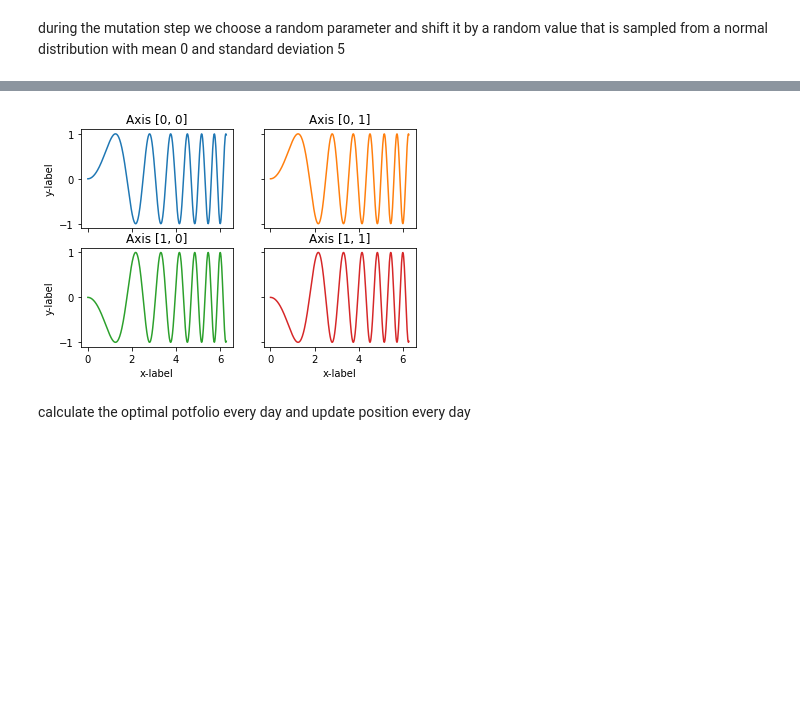
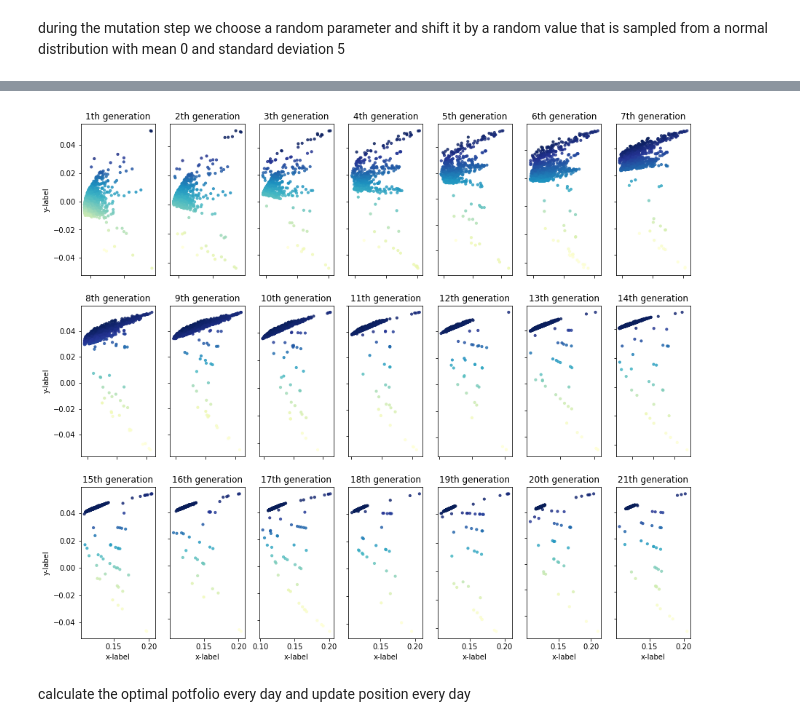
Before and after one commit to elhamidimed/Markowitz-Portfolio-optimisation-Genetic-algorithm, a Jupyter notebook: main.ipynb, the cells around one changed output, grey strips where cells are left out. Saved outputs shown, nothing was run; the diff lists cells and outputs as text; code cells hidden in the pictures; blank space fills up the shorter version.

Commit message:
changing the size of graphs

```diff
--- a/main.ipynb
+++ b/main.ipynb
@@ -462,61 +462,38 @@ def next_generation(population, elite_frac = 0.5, mutat_frac=0.08):
 pop_size       = 1000
 #--------- number of generation is the number of iterations we perform---------
 nb_generations = 21
 
 population = [np.random.random(nb_assets) for _ in range(pop_size)]
-fig, axs = plt.subplots(3, 7, figsize=(15, 15))
+fig, axs = plt.subplots(3, 7, figsize=(15, 13))
 for generation in range(nb_generations):
-    J = generation // 3
-    I = generation - J*3
+    I = generation // 7
+    J = generation - I*7
     population = next_generation(population)
     N = pop_size
     results = np.zeros((3,N))
     weights = []
     for i in range(N):
         W = population[i]
         W /= np.sum(abs(W))
         weights.append(W)
         ptf_mean = np.dot(W, np.array(means)) * 252
         ptf_std  = np.sqrt(np.dot(W.T, np.dot(np.cov(securities, bias=True), W))) * np.sqrt(252)
         results[0,i] = ptf_std
         results[1,i] = ptf_mean
         results[2,i] = (ptf_mean - risk_free_rate)/ptf_std
 #     fig =plt.figure(figsize=(10, 7))
     axs[I, J].scatter(results[0,:],results[1,:],c=results[2,:],cmap='YlGnBu', marker='o', s=10, alpha=0.8)
 #     plt.colorbar(label="Sharpe Ratio")
-    axs[I, J].set_title(f'{generation}th generation')
+    axs[I, J].set_title(f'{generation + 1}th generation')
 #     axs[I, J].xlabel('annualised volatility')
 #     axs[I, J].ylabel('annualised returns')
 for ax in axs.flat:
     ax.set(xlabel='x-label', ylabel='y-label')
 
 # Hide x labels and tick labels for top plots and y ticks for right plots.
 for ax in axs.flat:
     ax.label_outer()
+# %% [output]
+[figure, added]
-# %%
-import matplotlib.pyplot as plt
-import numpy as np
-
-# Some example data to display
-x = np.linspace(0, 2 * np.pi, 400)
-y = np.sin(x ** 2)
-fig, axs = plt.subplots(2, 2)
-axs[0, 0].plot(x, y)
-axs[0, 0].set_title('Axis [0, 0]')
-axs[0, 1].plot(x, y, 'tab:orange')
-axs[0, 1].set_title('Axis [0, 1]')
-axs[1, 0].plot(x, -y, 'tab:green')
-axs[1, 0].set_title('Axis [1, 0]')
-axs[1, 1].plot(x, -y, 'tab:red')
-axs[1, 1].set_title('Axis [1, 1]')
-
-for ax in axs.flat:
-    ax.set(xlabel='x-label', ylabel='y-label')
-
-# Hide x labels and tick labels for top plots and y ticks for right plots.
-for ax in axs.flat:
-    ax.label_outer()
-# %% [output]
-[figure, removed]
 # %% [markdown]
 calculate the optimal potfolio every day and update position every day
```
Also changed, not shown: parts of 11 cells of this notebook.
